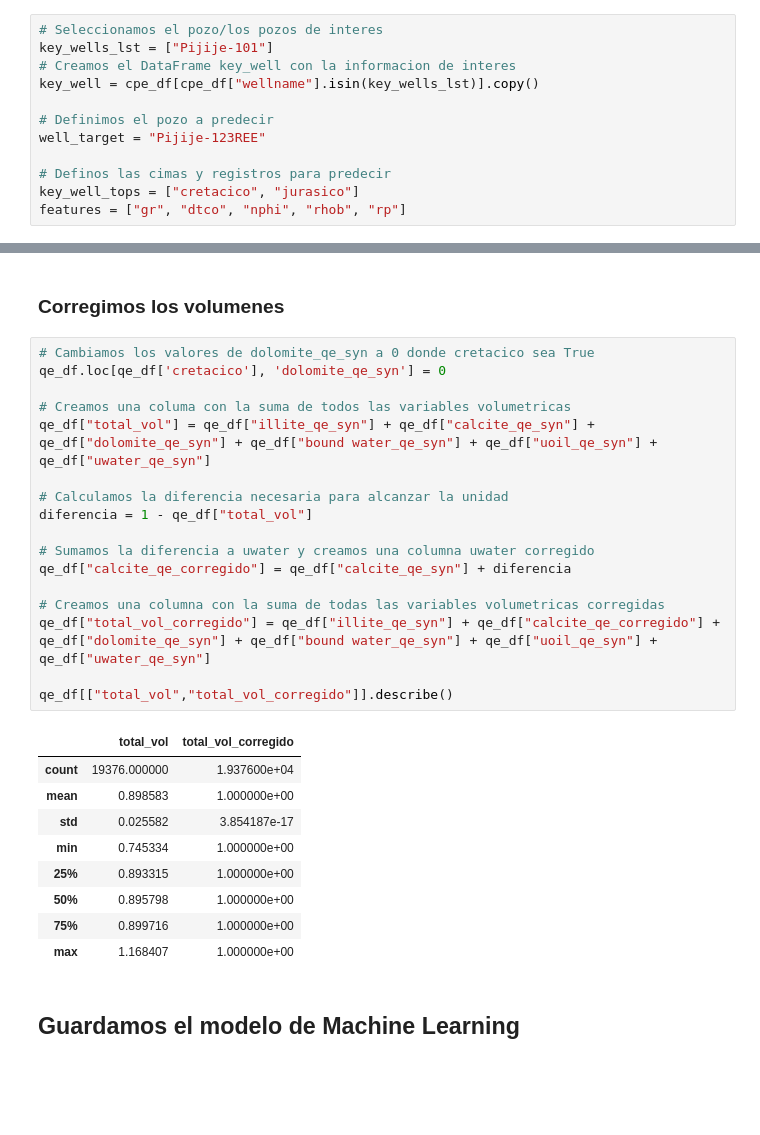
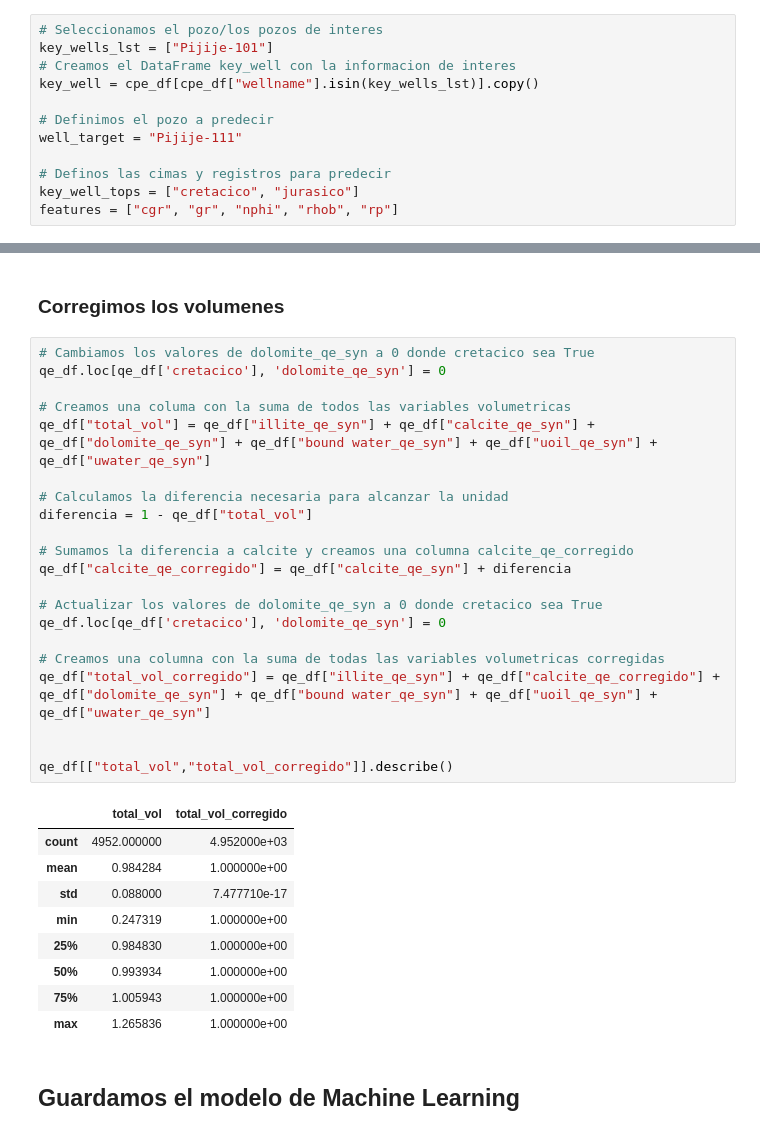
Before and after one commit to Vikorimperator/CPE, a Jupyter notebook: notebooks/cpe-3.1-vmgv-ML_QELAN.ipynb, the cells around one changed output, grey strips where cells are left out. Drawn from its saved outputs; the diff is of its cells as text; blank space fills up the shorter version.

Commit message:
Se agrego una linea de codigo para eliminar la dolomia del cretacico

```diff
--- a/notebooks/cpe-3.1-vmgv-ML_QELAN.ipynb
+++ b/notebooks/cpe-3.1-vmgv-ML_QELAN.ipynb
@@ -53,11 +53,11 @@ key_wells_lst = ["Pijije-101"]
 key_well = cpe_df[cpe_df["wellname"].isin(key_wells_lst)].copy()
 
 # Definimos el pozo a predecir
-well_target = "Pijije-123REE"
+well_target = "Pijije-111"
 
 # Definos las cimas y registros para predecir
 key_well_tops = ["cretacico", "jurasico"]
-features = ["gr", "dtco", "nphi", "rhob", "rp"]
+features = ["cgr", "gr", "nphi", "rhob", "rp"]
 # %% [markdown]
 ## Machine Learning
 # %% [markdown]
@@ -553,30 +553,34 @@ qe_df[target[0] +"_syn"] = predict_well[target[0] +"_syn"]
 # %%
 # Cambiamos los valores de dolomite_qe_syn a 0 donde cretacico sea True
 qe_df.loc[qe_df['cretacico'], 'dolomite_qe_syn'] = 0
 
 # Creamos una columa con la suma de todos las variables volumetricas
 qe_df["total_vol"] = qe_df["illite_qe_syn"] + qe_df["calcite_qe_syn"] + qe_df["dolomite_qe_syn"] + qe_df["bound water_qe_syn"] + qe_df["uoil_qe_syn"] + qe_df["uwater_qe_syn"]
 
 # Calculamos la diferencia necesaria para alcanzar la unidad
 diferencia = 1 - qe_df["total_vol"]
 
-# Sumamos la diferencia a uwater y creamos una columna uwater corregido
+# Sumamos la diferencia a calcite y creamos una columna calcite_qe_corregido
 qe_df["calcite_qe_corregido"] = qe_df["calcite_qe_syn"] + diferencia
+
+# Actualizar los valores de dolomite_qe_syn a 0 donde cretacico sea True
+qe_df.loc[qe_df['cretacico'], 'dolomite_qe_syn'] = 0
 
 # Creamos una columna con la suma de todas las variables volumetricas corregidas
 qe_df["total_vol_corregido"] = qe_df["illite_qe_syn"] + qe_df["calcite_qe_corregido"] + qe_df["dolomite_qe_syn"] + qe_df["bound water_qe_syn"] + qe_df["uoil_qe_syn"] + qe_df["uwater_qe_syn"]
 
+
 qe_df[["total_vol","total_vol_corregido"]].describe()
 # %% [output]
 |  | total_vol | total_vol_corregido |
-| count | 19376.000000 | 1.937600e+04 |
-| mean | 0.898583 | 1.000000e+00 |
-| std | 0.025582 | 3.854187e-17 |
-| min | 0.745334 | 1.000000e+00 |
-| 25% | 0.893315 | 1.000000e+00 |
-| 50% | 0.895798 | 1.000000e+00 |
-| 75% | 0.899716 | 1.000000e+00 |
-| max | 1.168407 | 1.000000e+00 |
+| count | 4952.000000 | 4.952000e+03 |
+| mean | 0.984284 | 1.000000e+00 |
+| std | 0.088000 | 7.477710e-17 |
+| min | 0.247319 | 1.000000e+00 |
+| 25% | 0.984830 | 1.000000e+00 |
+| 50% | 0.993934 | 1.000000e+00 |
+| 75% | 1.005943 | 1.000000e+00 |
+| max | 1.265836 | 1.000000e+00 |
 # %% [markdown]
 ## Guardamos el modelo de Machine Learning
 # %%
```
Also changed, not shown: parts of 6 cells of this notebook.
